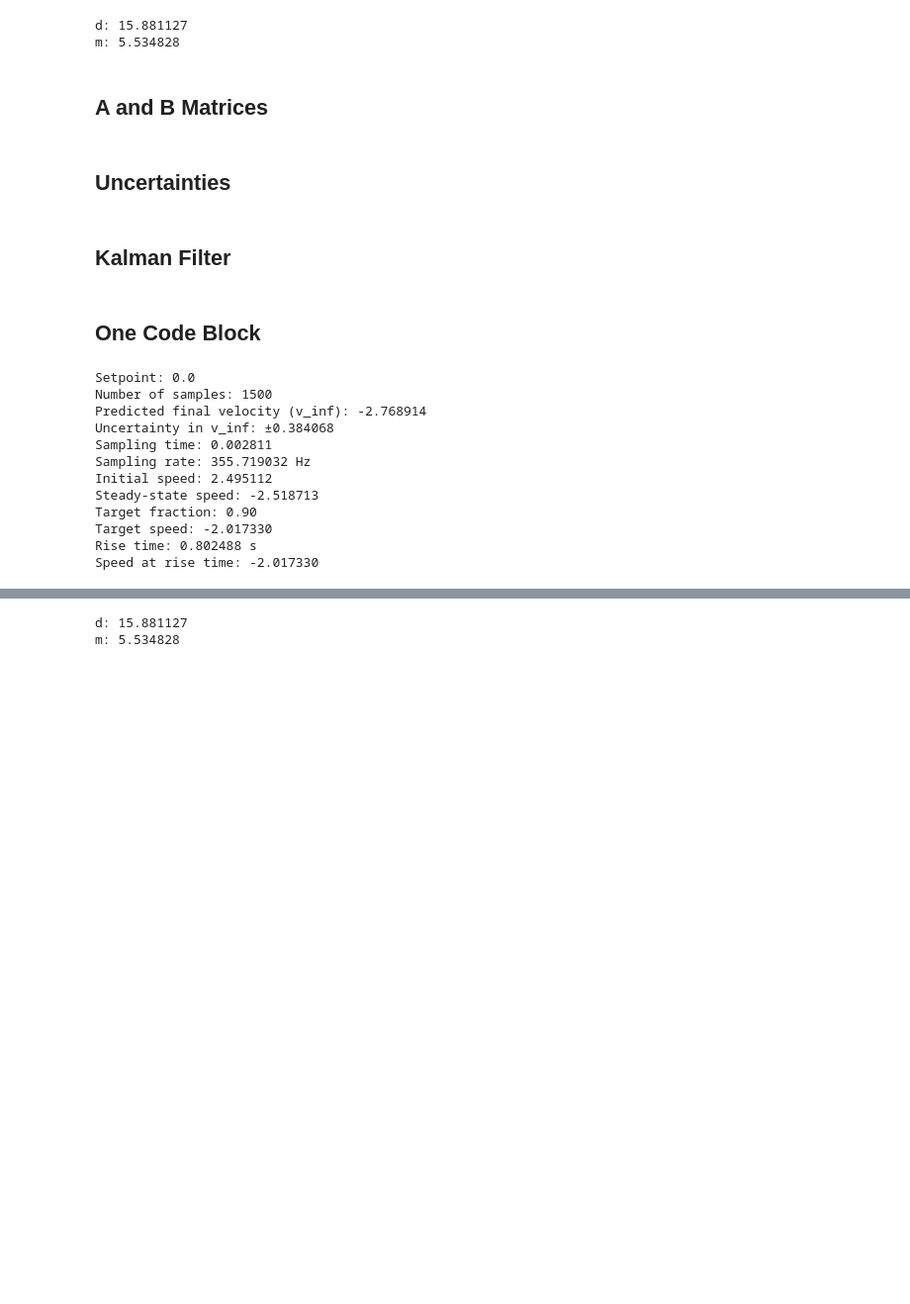
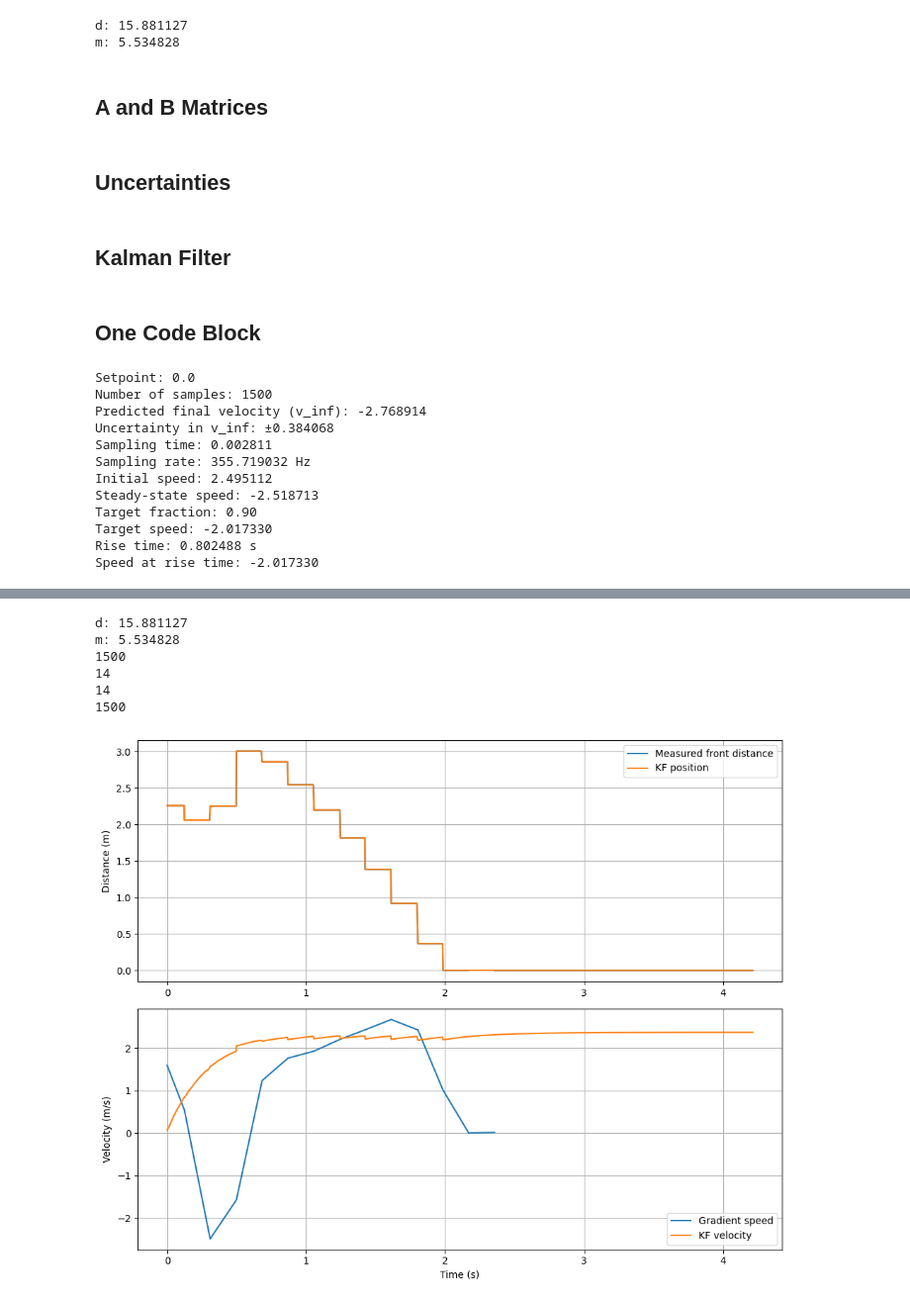
Before and after one commit to leslier7/ece5160-fast-robotics, a Jupyter notebook: jupyter_notebooks/Lab7.ipynb, the cells around one changed output, grey strips where cells are left out. Shown at 99% size. Drawn from its saved outputs; the diff is of its cells as text; code cells hidden in the pictures; blank space fills up the shorter version.

```diff
--- a/jupyter_notebooks/Lab7.ipynb
+++ b/jupyter_notebooks/Lab7.ipynb
@@ -715,34 +715,87 @@ sig_u=np.array([[sigma_1**2,0],[0,sigma_2**2]]) #We assume uncorrelated noise, a
 sig_z=np.array([[sigma_3**2]])
 
 # -------------- Kalman Filter --------------------
 def kf(mu,sigma,u,y):
 
-    mu_p = A.dot(mu) + B.dot(u)
-    sigma_p = A.dot(sigma.dot(A.transpose())) + Sigma_u
+    mu_p = Ad.dot(mu) + Bd.dot(u)
+    sigma_p = Ad.dot(sigma.dot(Ad.transpose())) + sig_u
 
-    sigma_m = C.dot(sigma_p.dot(C.transpose())) + Sigma_z
+    sigma_m = C.dot(sigma_p.dot(C.transpose())) + sig_z
     kkf_gain = sigma_p.dot(C.transpose().dot(np.linalg.inv(sigma_m)))
 
     y_m = y-C.dot(mu_p)
     mu = mu_p + kkf_gain.dot(y_m)
     sigma=(np.eye(2)-kkf_gain.dot(C)).dot(sigma_p)
 
     return mu,sigma
 
-#mu, sigma = kf()
+mu = np.array([[data["front_dist"][0]],
+               [0.05]], dtype=float)
+
+sigma = np.array([[sigma_3**2, 0.0],
+                  [0.0, 0.25**2]], dtype=float)
+
+mu_kf = []
+sigma_kf = []
+
+for k, dist in enumerate(data["front_dist"]):
+    u = np.array([[data["right_motor"][k]]], dtype=float)
+    y = np.array([[dist]], dtype=float)
+
+    mu, sigma = kf(mu, sigma, u, y)
+
+    mu_kf.append(mu.copy())
+    sigma_kf.append(sigma.copy())
+
+
+mu_kf = np.array(mu_kf).reshape(len(mu_kf), 2)
+
+# print(len(data["time_s"]))
+# print(len(time_s_changed))
+# print(len(front_speed))
+# print(len(kf_vel))
+
+# ----------------- Plotting KF ------------------------
+kf_pos = mu_kf[:, 0]
+kf_vel = mu_kf[:, 1]
+
+plt.figure(figsize=(10, 8))
+
+plt.subplot(2, 1, 1)
+plt.plot(data["time_s"], data["front_dist"], label="Measured front distance")
+plt.plot(data["time_s"], kf_pos, label="KF position")
+plt.ylabel("Distance (m)")
+plt.legend()
+plt.grid(True)
+
+plt.subplot(2, 1, 2)
+plt.plot(time_s_changed, -front_speed, label="Gradient speed")
+plt.plot(data["time_s"], kf_vel, label="KF velocity")
+plt.ylabel("Velocity (m/s)")
+plt.xlabel("Time (s)")
+plt.legend()
+plt.grid(True)
+
+plt.tight_layout()
+plt.show()
 # %% [output]
 Setpoint: 0.0
 Number of samples: 1500
 Predicted final velocity (v_inf): -2.768914
 Uncertainty in v_inf: ±0.384068
 Sampling time: 0.002811
 Sampling rate: 355.719032 Hz
 Initial speed: 2.495112
 Steady-state speed: -2.518713
 Target fraction: 0.90
 Target speed: -2.017330
 Rise time: 0.802488 s
 Speed at rise time: -2.017330
 [figure]
 d: 15.881127
 m: 5.534828
+1500
+14
+14
+1500
+[figure, added]
```
